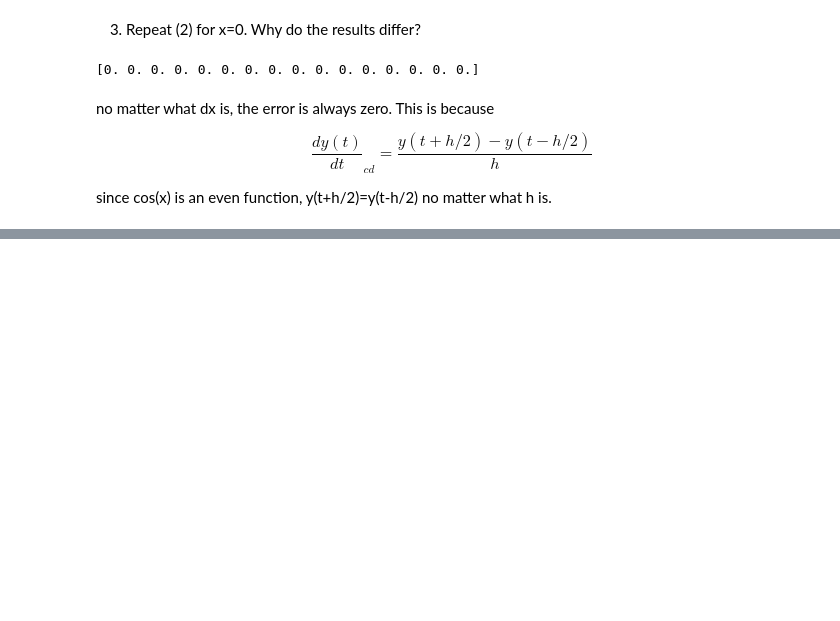
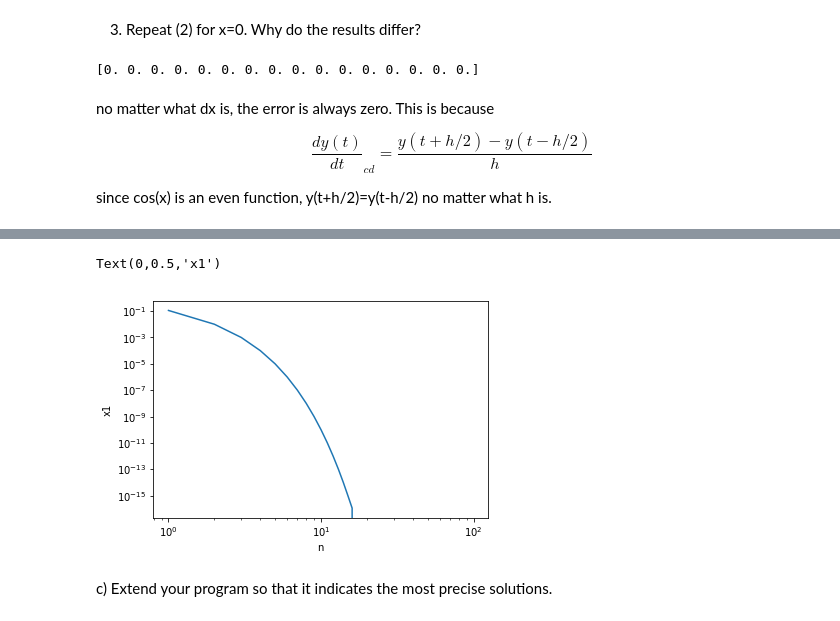
Before and after one commit to zhangsj96/physics604, a Jupyter notebook: HW3.ipynb, the cells around one changed output, grey strips where cells are left out. Cells and saved outputs as stored; diff of their text form; code cells hidden in the pictures; blank space fills up the shorter version.

```diff
--- a/HW3.ipynb
+++ b/HW3.ipynb
@@ -103,0 +111,11 @@ since cos(x) is an even function, y(t+h/2)=y(t-h/2) no matter what h is.
+# %%
+def x11(a,b,c):
+    return (-b+np.sqrt(b**2-4.*a*c))/(2.*a)
+def x21(a,b,c):
+    return (-b-np.sqrt(b**2-4.*a*c))/(2.*a)
+def x12(a,b,c):
+    return -2.*c/(b+np.sqrt(b**2-4.*a*c))
+def x22(a,b,c):
+    return -2.*c/(b-np.sqrt(b**2-4.*a*c))
+def y(x, a,b,c):
+    return a*x**2 + b*x + c
@@ -103,0 +124,6 @@ since cos(x) is an even function, y(t+h/2)=y(t-h/2) no matter what h is.
+# %%
+a=b=1.
+n = np.arange(1,100.)
+c = 10.**-n
+x1 = x11(a, b, c)
+x2 = x21(a, b, c)
@@ -103,0 +135,13 @@ since cos(x) is an even function, y(t+h/2)=y(t-h/2) no matter what h is.
+# %%
+plt.plot(n, abs(x1))
+plt.loglog()
+plt.xlabel('n')
+plt.ylabel("x1")
+
+# Even though I don't know what exactly the relatively error before x1 hits zero, but I know it should increase and
+# when x1=0, the relative error is 100 percent (|0-exact|/exact).
+# %% [output]
+Text(0,0.5,'x1')
+[figure, added]
+# %% [markdown]
+c) Extend your program so that it indicates the most precise solutions.
```
Also changed, not shown: parts of 7 cells of this notebook.
